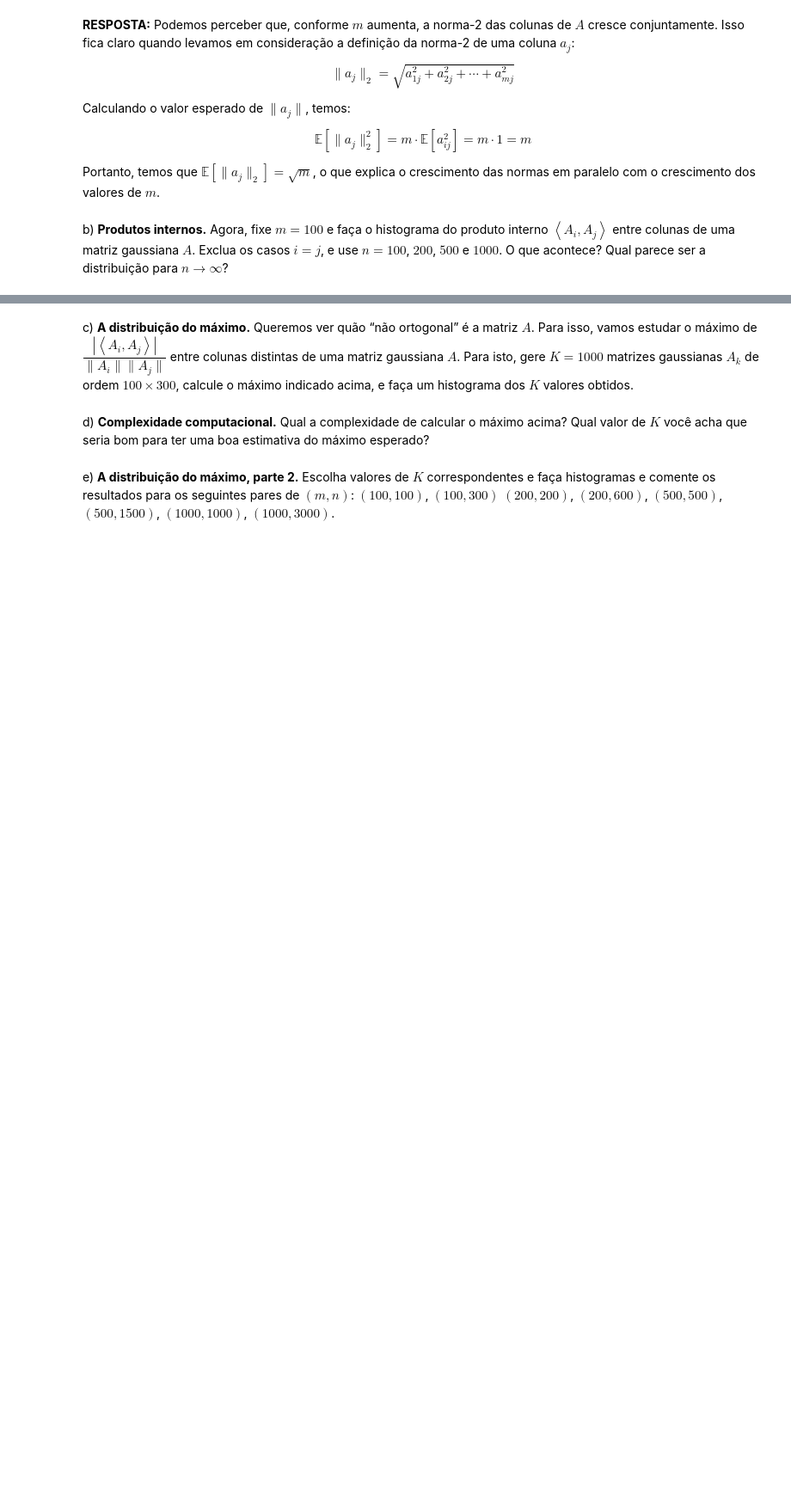
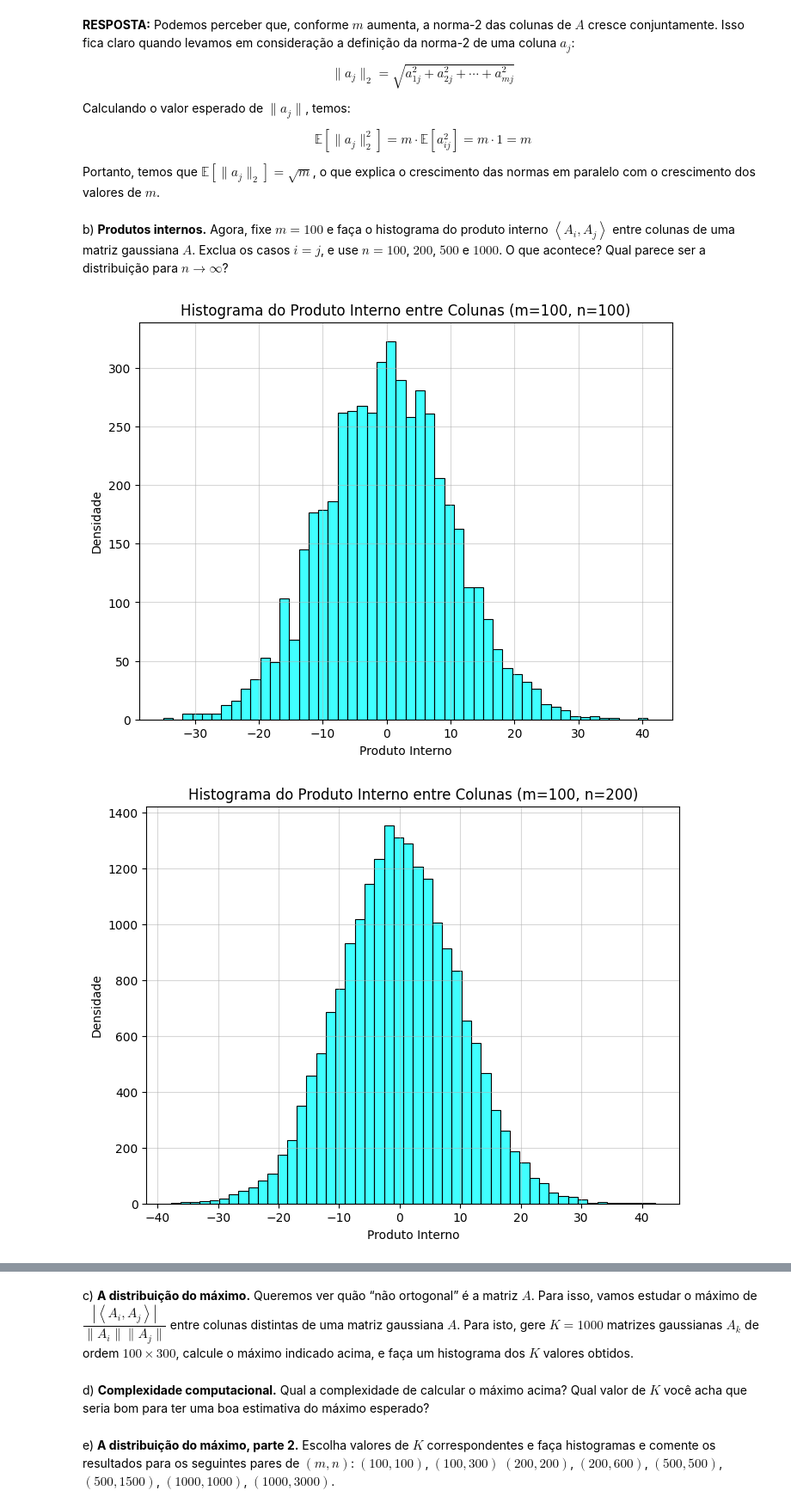
Before and after one commit to viniciodeusdara/FGV-ALN-Projeto-4, a Jupyter notebook: main.ipynb, the cells around one changed output, grey strips where cells are left out. Shown at 86% size. Cells and saved outputs as stored; diff of their text form; code cells hidden in the pictures; blank space fills up the shorter version.

Commit message:
feat: adicionei código para questão 1b

```diff
--- a/main.ipynb
+++ b/main.ipynb
@@ -80,4 +80,35 @@ Portanto, temos que $\mathbb{E}[\|a_{j}\|_2] = \sqrt{m}$, o que explica o cresci
 b) **Produtos internos.** Agora, fixe $m = 100$ e faça o histograma do produto interno $ \left< A_i, A_j \right>$ entre colunas de uma matriz gaussiana $A$. Exclua os casos $i = j$, e use $n = 100$, $200$, $500$ e $1000$. O que acontece? Qual parece ser a distribuição para $n \rightarrow \infty$?
 # %%
 def plot_inner_product_histogram(m=100, n_values=[100, 200, 500, 1000]):
-    pass
+    """Gera matrizes gaussianas A (m x n) com m=100 para diferentes valores de n,
+    calcula o produto interno entre colunas distintas e plota histogramas.
+
+    Args:
+        m (int, optional): Valor de m fixado. Defaults to 100.
+        n_values (list, optional): Lista contendo os valores de n. Defaults to [100, 200, 500, 1000].
+    """
+    for n in n_values:
+        # Gerar matriz gaussiana A (m x n)
+        A = np.random.randn(m, n)
+
+        inner_products = []
+        # Calcular o produto interno entre colunas distintas (i != j)
+        for i in range(n):
+            for j in range(i + 1, n):
+                inner_product = np.dot(A[:, i], A[:, j])
+                inner_products.append(inner_product)
+
+        # Plotar histograma
+        plt.figure(figsize=(8, 6))
+        sns.histplot(inner_products, bins=50, color='aqua')
+        plt.title(f'Histograma do Produto Interno entre Colunas (m={m}, n={n})')
+        plt.xlabel('Produto Interno')
+        plt.ylabel('Densidade')
+        plt.grid(alpha=0.5)
+        plt.show()
+
+
+plot_inner_product_histogram()
+# %% [output]
+[figure, added]
+[figure, added]
```
Also changed, not shown: parts of 2 cells of this notebook.
